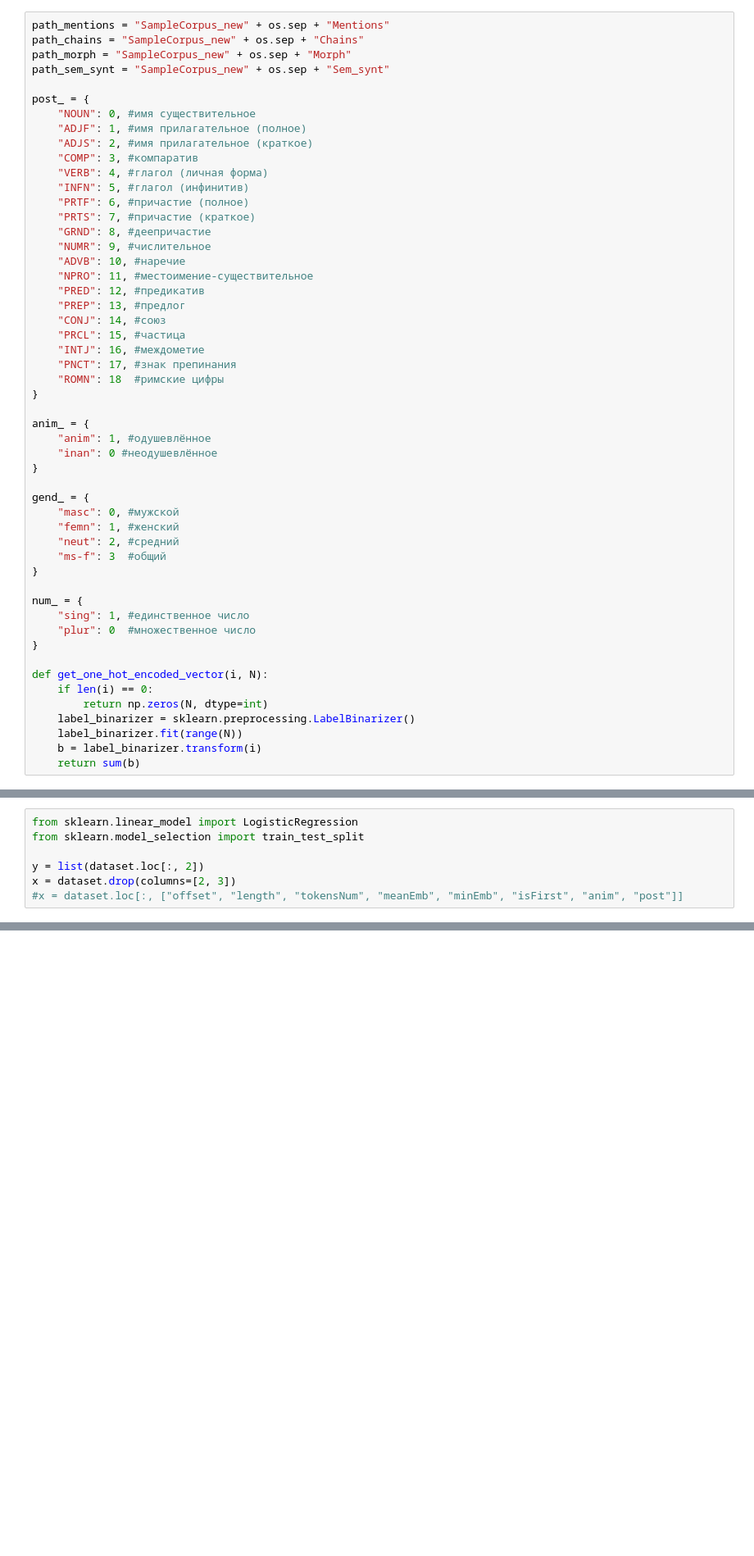
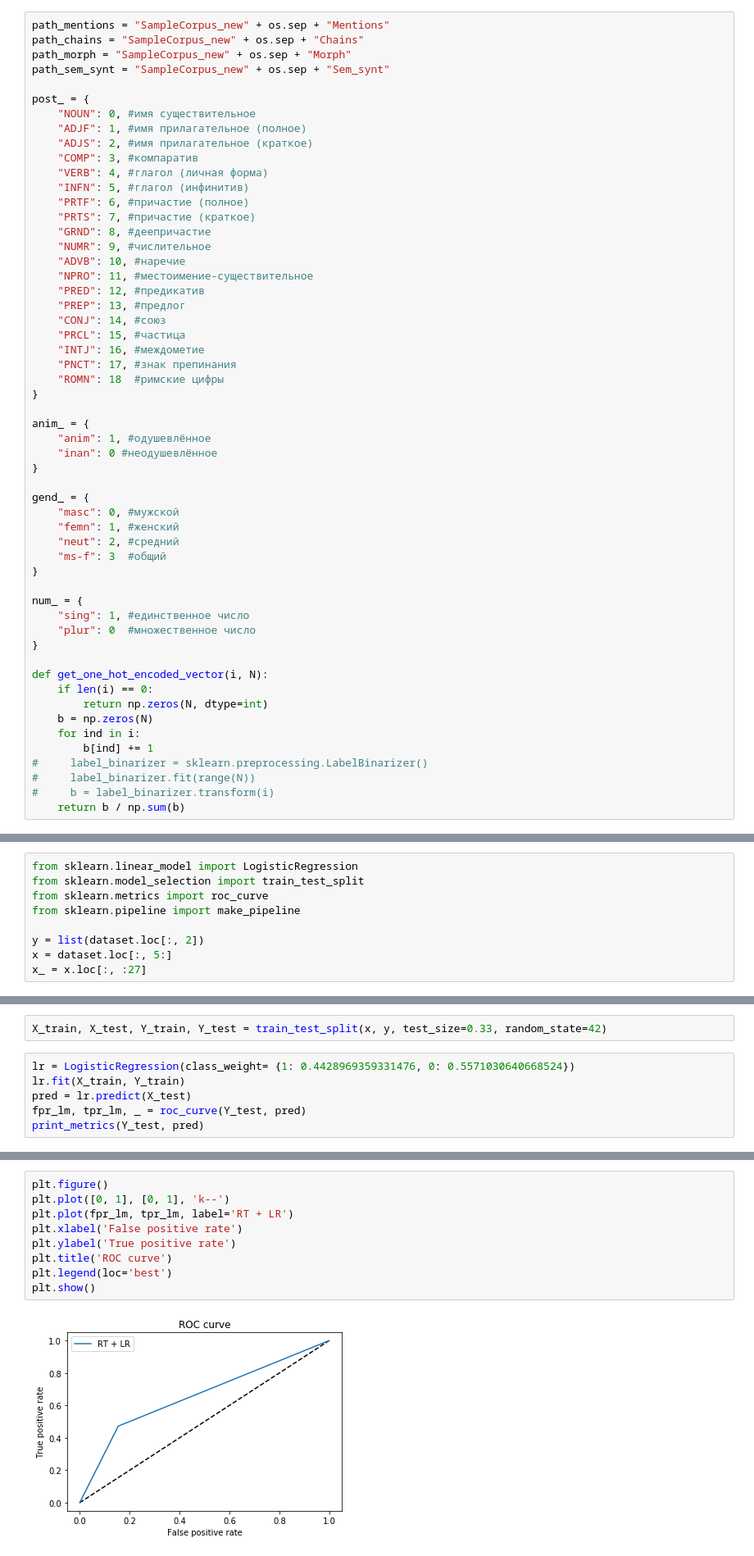
Before and after one commit to DariaZvereva/Coreference-Resolution, a Jupyter notebook: diploma.ipynb, the cells around one changed output, grey strips where cells are left out. Shown at 82% size. Drawn from its saved outputs; the diff is of its cells as text; blank space fills up the shorter version.

```diff
--- a/diploma.ipynb
+++ b/diploma.ipynb
@@ -121,10 +134,13 @@ num_ = {
 def get_one_hot_encoded_vector(i, N):
     if len(i) == 0:
         return np.zeros(N, dtype=int)
-    label_binarizer = sklearn.preprocessing.LabelBinarizer()
-    label_binarizer.fit(range(N))
-    b = label_binarizer.transform(i)
-    return sum(b)
+    b = np.zeros(N)
+    for ind in i:
+        b[ind] += 1
+#     label_binarizer = sklearn.preprocessing.LabelBinarizer()
+#     label_binarizer.fit(range(N))
+#     b = label_binarizer.transform(i)
+    return b / np.sum(b)
 # %%
 def merge_all_information(book_id):
 
@@ -391,7 +505,9 @@ F1 0.7898966704936855
 # %%
 from sklearn.linear_model import LogisticRegression
 from sklearn.model_selection import train_test_split
+from sklearn.metrics import roc_curve
+from sklearn.pipeline import make_pipeline
 
 y = list(dataset.loc[:, 2])
-x = dataset.drop(columns=[2, 3])
-#x = dataset.loc[:, ["offset", "length", "tokensNum", "meanEmb", "minEmb", "isFirst", "anim", "post"]]
+x = dataset.loc[:, 5:]
+x_ = x.loc[:, :27]
@@ -422,0 +514,8 @@ pred = lr.predict_proba(X_test)
+# %%
+X_train, X_test, Y_train, Y_test = train_test_split(x, y, test_size=0.33, random_state=42)
+# %%
+lr = LogisticRegression(class_weight= {1: 0.4428969359331476, 0: 0.5571030640668524})
+lr.fit(X_train, Y_train)
+pred = lr.predict(X_test)
+fpr_lm, tpr_lm, _ = roc_curve(Y_test, pred)
+print_metrics(Y_test, pred)
@@ -422,0 +527,11 @@ pred = lr.predict_proba(X_test)
+# %%
+plt.figure()
+plt.plot([0, 1], [0, 1], 'k--')
+plt.plot(fpr_lm, tpr_lm, label='RT + LR')
+plt.xlabel('False positive rate')
+plt.ylabel('True positive rate')
+plt.title('ROC curve')
+plt.legend(loc='best')
+plt.show()
+# %% [output]
+[figure, added]
```
Also changed, not shown: parts of 30 cells of this notebook.
